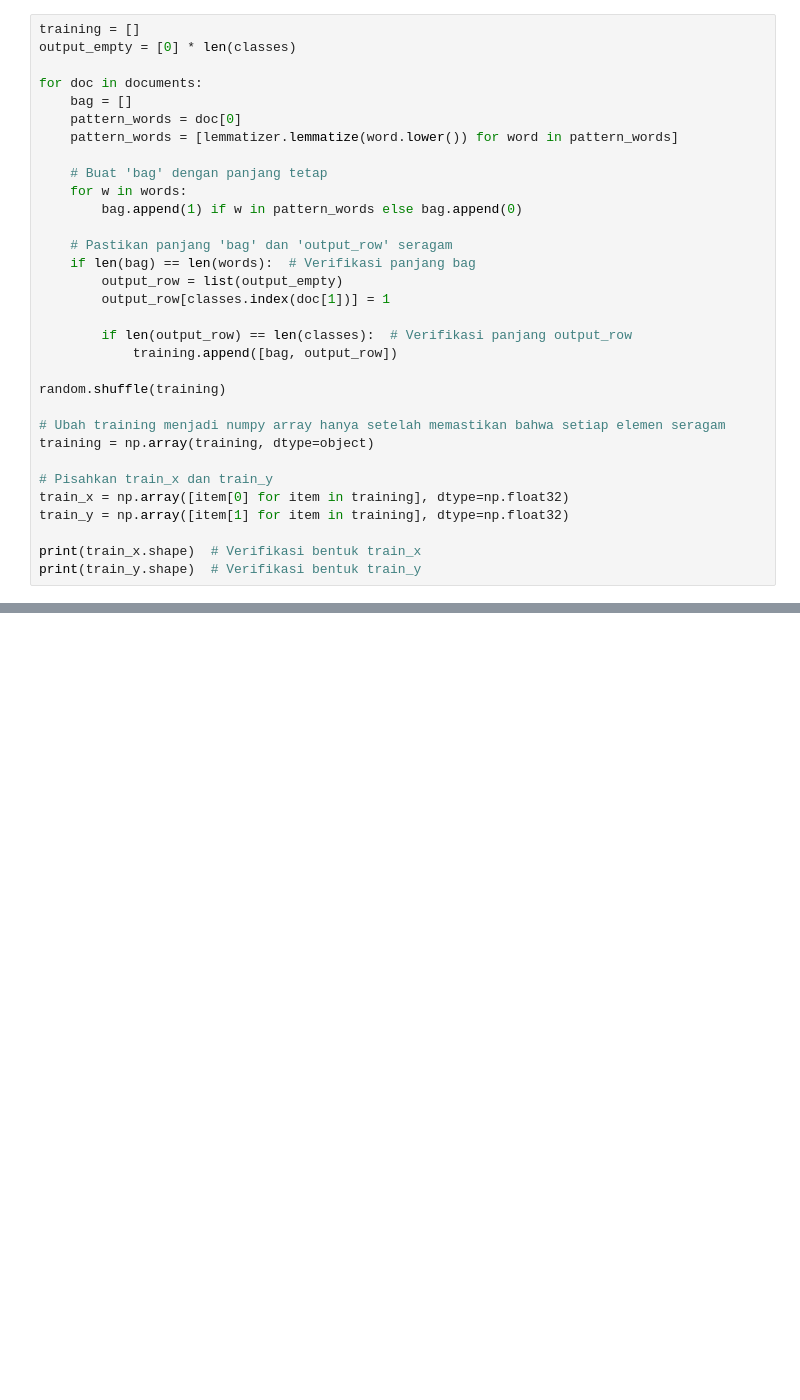
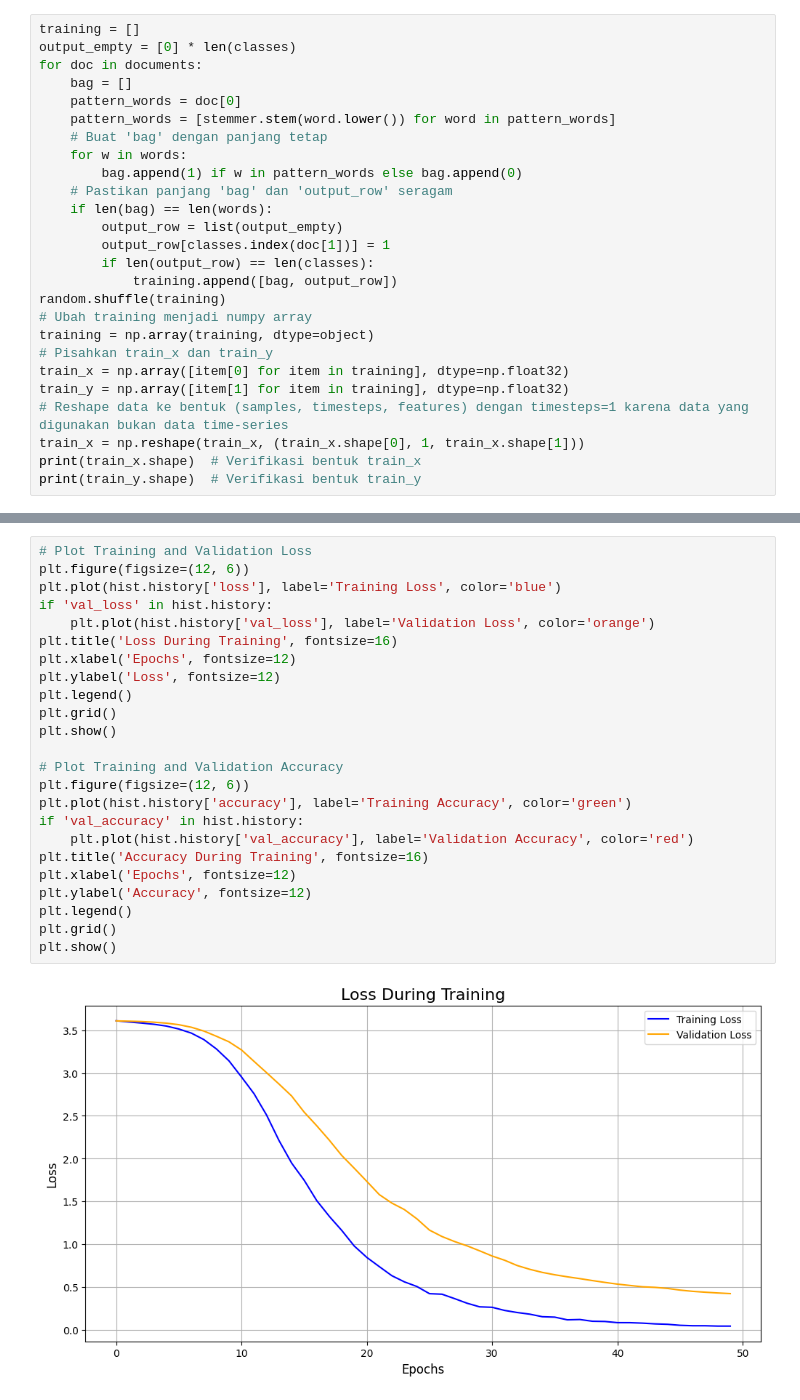
Before and after one commit to EsaAryaMahardika/chatbot, a Jupyter notebook: model/model.ipynb, the cells around one changed output, grey strips where cells are left out. Cells and saved outputs as stored; diff of their text form; blank space fills up the shorter version.

```diff
--- a/model/model.ipynb
+++ b/model/model.ipynb
@@ -66,33 +53,27 @@ pickle.dump(classes, open('labels.pkl', 'wb'))
 # %%
 training = []
 output_empty = [0] * len(classes)
-
 for doc in documents:
     bag = []
     pattern_words = doc[0]
-    pattern_words = [lemmatizer.lemmatize(word.lower()) for word in pattern_words]
-
+    pattern_words = [stemmer.stem(word.lower()) for word in pattern_words]
     # Buat 'bag' dengan panjang tetap
     for w in words:
         bag.append(1) if w in pattern_words else bag.append(0)
-
     # Pastikan panjang 'bag' dan 'output_row' seragam
-    if len(bag) == len(words):  # Verifikasi panjang bag
+    if len(bag) == len(words):
         output_row = list(output_empty)
         output_row[classes.index(doc[1])] = 1
-
-        if len(output_row) == len(classes):  # Verifikasi panjang output_row
+        if len(output_row) == len(classes):
             training.append([bag, output_row])
-
 random.shuffle(training)
-
-# Ubah training menjadi numpy array hanya setelah memastikan bahwa setiap elemen seragam
+# Ubah training menjadi numpy array
 training = np.array(training, dtype=object)
-
 # Pisahkan train_x dan train_y
 train_x = np.array([item[0] for item in training], dtype=np.float32)
 train_y = np.array([item[1] for item in training], dtype=np.float32)
-
+# Reshape data ke bentuk (samples, timesteps, features) dengan timesteps=1 karena data yang digunakan bukan data time-series
+train_x = np.reshape(train_x, (train_x.shape[0], 1, train_x.shape[1]))
 print(train_x.shape)  # Verifikasi bentuk train_x
 print(train_y.shape)  # Verifikasi bentuk train_y
 # %% [output]
@@ -141,0 +132,26 @@ Model Created Successfully!
+# %%
+# Plot Training and Validation Loss
+plt.figure(figsize=(12, 6))
+plt.plot(hist.history['loss'], label='Training Loss', color='blue')
+if 'val_loss' in hist.history:
+    plt.plot(hist.history['val_loss'], label='Validation Loss', color='orange')
+plt.title('Loss During Training', fontsize=16)
+plt.xlabel('Epochs', fontsize=12)
+plt.ylabel('Loss', fontsize=12)
+plt.legend()
+plt.grid()
+plt.show()
+
+# Plot Training and Validation Accuracy
+plt.figure(figsize=(12, 6))
+plt.plot(hist.history['accuracy'], label='Training Accuracy', color='green')
+if 'val_accuracy' in hist.history:
+    plt.plot(hist.history['val_accuracy'], label='Validation Accuracy', color='red')
+plt.title('Accuracy During Training', fontsize=16)
+plt.xlabel('Epochs', fontsize=12)
+plt.ylabel('Accuracy', fontsize=12)
+plt.legend()
+plt.grid()
+plt.show()
+# %% [output]
+[figure, added]
```
Also changed, not shown: parts of 13 cells of this notebook, 19 other files.
